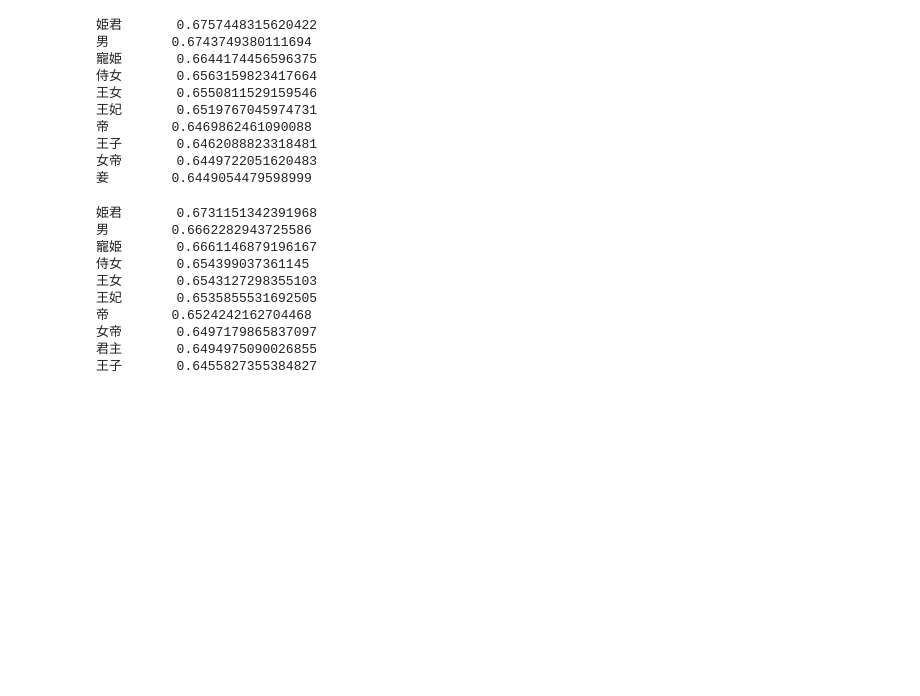
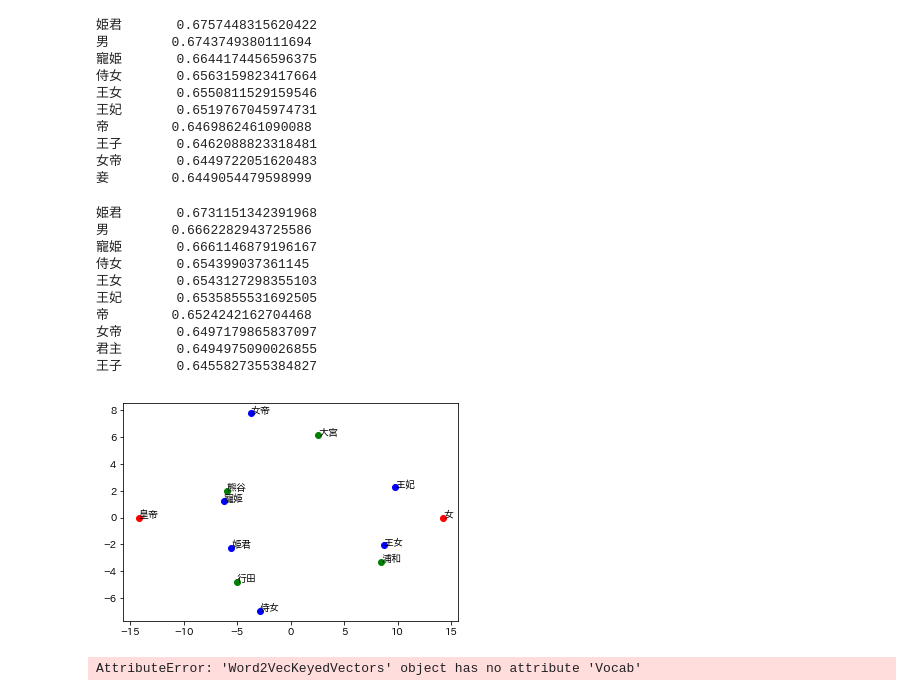
Before and after one commit to comradeKamoKamo/classifyingParties_word2vec, a Jupyter notebook: Word2Vec.ipynb, the cells around one changed output. Saved outputs shown, nothing was run; the diff lists cells and outputs as text; code cells hidden in the pictures; blank space fills up the shorter version.

```diff
--- a/Word2Vec.ipynb
+++ b/Word2Vec.ipynb
@@ -46,3 +46,67 @@ for result in results:
 女帝       0.6497179865837097
 君主       0.6494975090026855
 王子       0.6455827355384827
+# %%
+%matplotlib inline
+import matplotlib.pyplot as plt
+import numpy as np
+from sklearn.decomposition import PCA
+
+words1 = ["皇帝","女"]
+words2 = ["姫君","寵姫","侍女","王女","王妃","女帝"]
+words3 = ["大宮","浦和","熊谷","行田"]
+
+vectors1 = [model.wv[v] for v in words1]
+vectors2 = [model.wv[v] for v in words2]
+vectors3 = [model.wv[v] for v in words3]
+
+pca = PCA(n_components=2)
+pca.fit(vectors1)
+pca_1 = pca.transform(vectors1)
+pca.fit(vectors2)
+pca_2 = pca.transform(vectors2)
+pca.fit(vectors3)
+pca_3 = pca.transform(vectors3)
+
+for d, w in zip(pca_1,words1):
+    plt.plot(d[0],d[1],'o',c="red")
+    plt.annotate(w, xy=d)
+
+for d, w in zip(pca_2,words2):
+    plt.plot(d[0],d[1],'o',c="blue")
+    plt.annotate(w, xy=d)
+
+for d, w in zip(pca_3,words3):
+    plt.plot(d[0],d[1],'o',c="green")
+    plt.annotate(w, xy=d)
+
+plt.show()
+# %% [output]
+[figure, added]
+# %%
+%matplotlib inline
+import matplotlib.pyplot as plt
+import numpy as np
+from sklearn.decomposition import PCA
+
+vectors = []
+words = []
+c = len(model.wv.Vocab())
+
+for v in model.wv[model.wv.keys()[np.randam.rand()*c]]:
+    vectors.append(v)
+    words.append(model.wv.keys()[np.randam.rand()*c])
+vectors = np.asarray(vectors)
+
+pca = PCA(n_components=2)
+pca.fit(vectors)
+pca_1 = pca.transform(vectors)
+
+
+for d, w in zip(pca_1,words):
+    plt.plot(d[0],d[1],'o',c="red")
+    plt.annotate(w, xy=d)
+
+plt.show()
+# %% [output]
+AttributeError: 'Word2VecKeyedVectors' object has no attribute 'Vocab'
```
Also changed, not shown: 3 other files.
